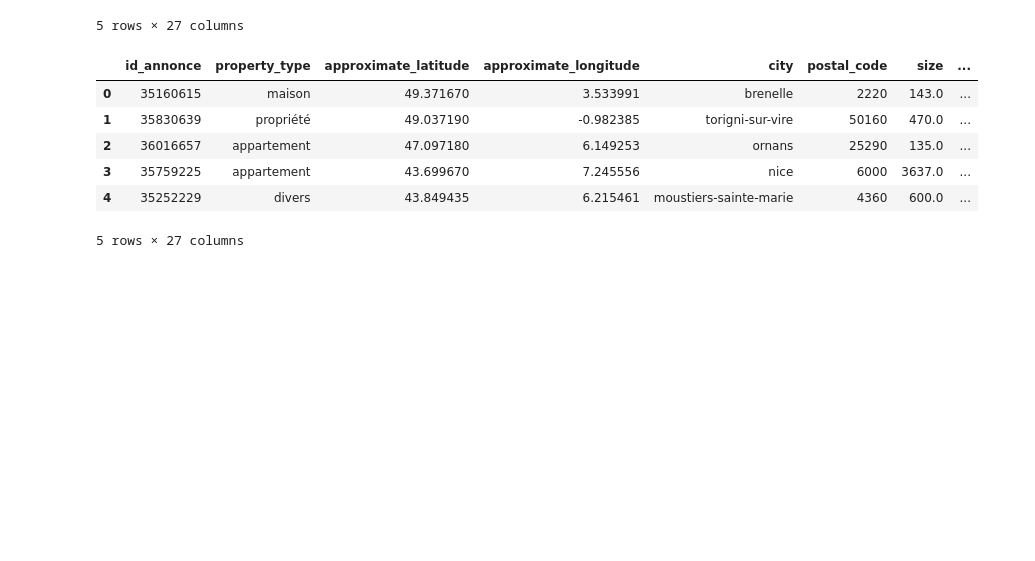
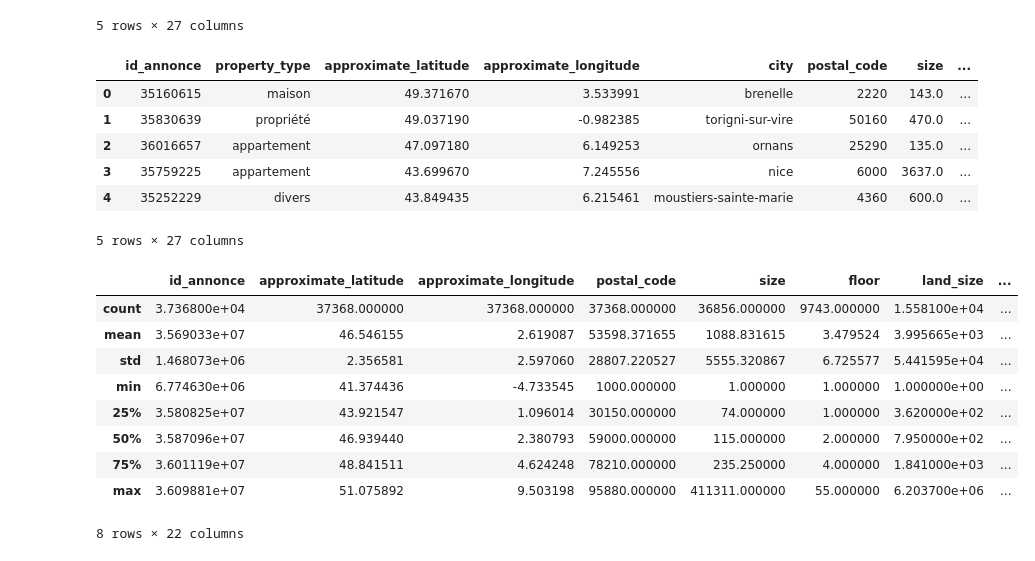
Before and after one commit to Abdellah-Laassairi/real-estate-price-prediction, a Jupyter notebook: nootebook.ipynb, the cells around one changed output. Cells and saved outputs as stored; diff of their text form; code cells hidden in the pictures; blank space fills up the shorter version.

```diff
--- a/nootebook.ipynb
+++ b/nootebook.ipynb
@@ -57,3 +57,16 @@ X_test.head()
 | 3 | 35759225 | appartement | 43.699670 | 7.245556 | nice | 6000 | 3637.0 | ... |
 | 4 | 35252229 | divers | 43.849435 | 6.215461 | moustiers-sainte-marie | 4360 | 600.0 | ... |
 5 rows × 27 columns
+# %%
+X_train.describe()
+# %% [output]
+|  | id_annonce | approximate_latitude | approximate_longitude | postal_code | size | floor | land_size | ... |
+| count | 3.736800e+04 | 37368.000000 | 37368.000000 | 37368.000000 | 36856.000000 | 9743.000000 | 1.558100e+04 | ... |
+| mean | 3.569033e+07 | 46.546155 | 2.619087 | 53598.371655 | 1088.831615 | 3.479524 | 3.995665e+03 | ... |
+| std | 1.468073e+06 | 2.356581 | 2.597060 | 28807.220527 | 5555.320867 | 6.725577 | 5.441595e+04 | ... |
+| min | 6.774630e+06 | 41.374436 | -4.733545 | 1000.000000 | 1.000000 | 1.000000 | 1.000000e+00 | ... |
+| 25% | 3.580825e+07 | 43.921547 | 1.096014 | 30150.000000 | 74.000000 | 1.000000 | 3.620000e+02 | ... |
+| 50% | 3.587096e+07 | 46.939440 | 2.380793 | 59000.000000 | 115.000000 | 2.000000 | 7.950000e+02 | ... |
+| 75% | 3.601119e+07 | 48.841511 | 4.624248 | 78210.000000 | 235.250000 | 4.000000 | 1.841000e+03 | ... |
+| max | 3.609881e+07 | 51.075892 | 9.503198 | 95880.000000 | 411311.000000 | 55.000000 | 6.203700e+06 | ... |
+8 rows × 22 columns
```
Also changed, not shown: parts of 4 cells of this notebook.
